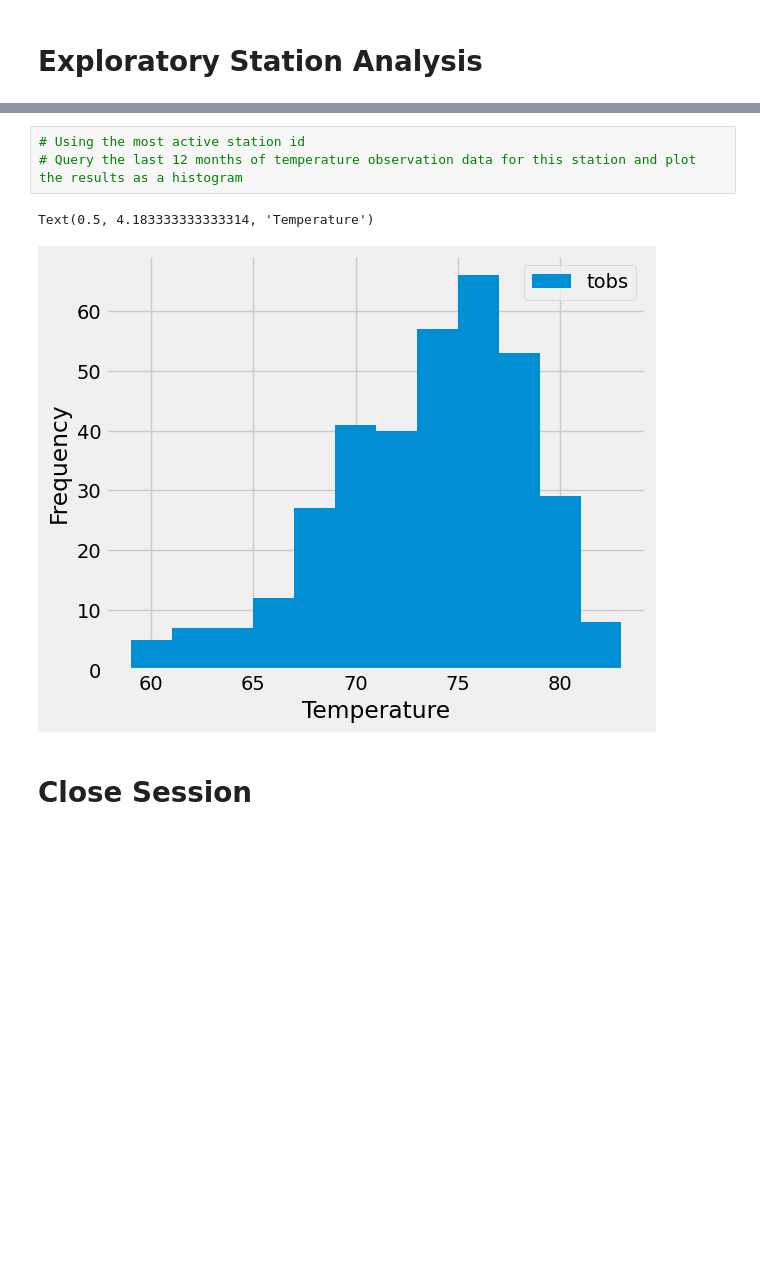
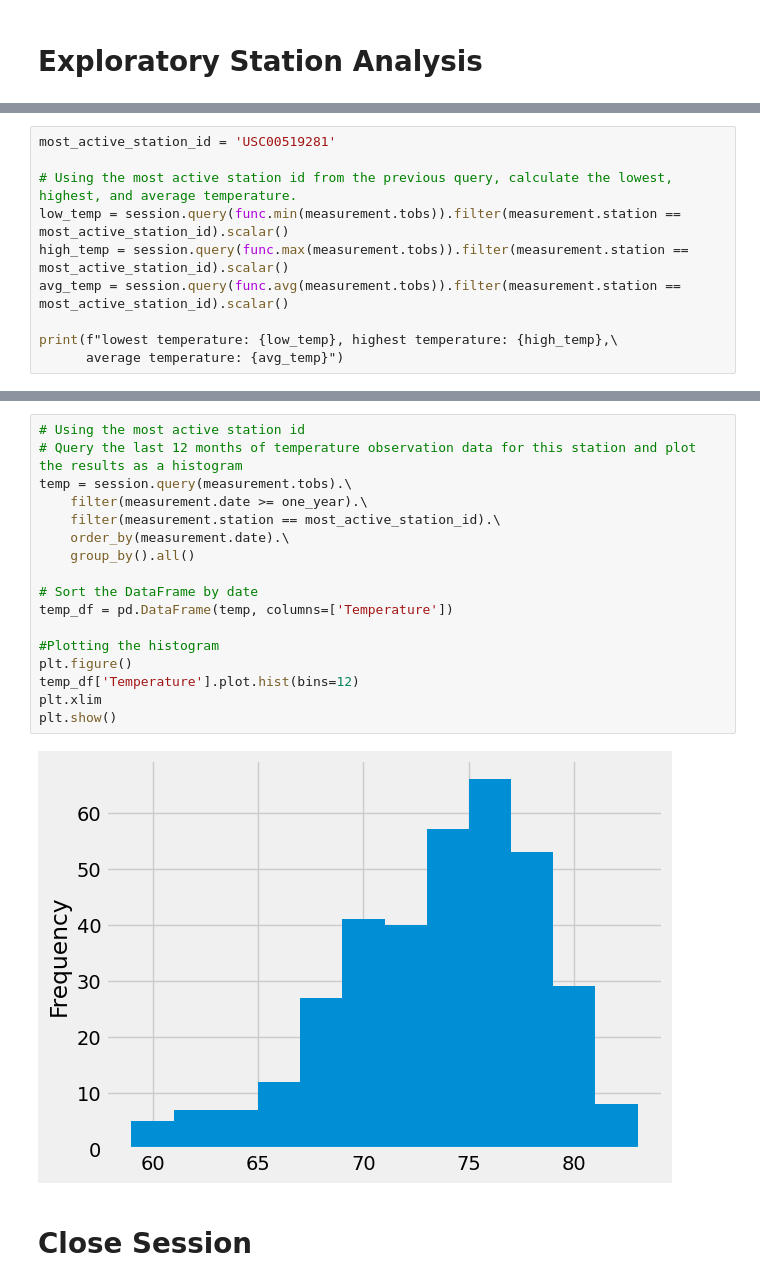
Before and after one commit to darren-coder/sqlalqemy-challenge, a Jupyter notebook: SurfsUP/climate_starter.ipynb, the cells around one changed output, grey strips where cells are left out. Cells and saved outputs as stored; diff of their text form; blank space fills up the shorter version.

```diff
--- a/SurfsUP/climate_starter.ipynb
+++ b/SurfsUP/climate_starter.ipynb
@@ -145,0 +151,10 @@ plt.show()
+# %%
+most_active_station_id = 'USC00519281'
+
+# Using the most active station id from the previous query, calculate the lowest, highest, and average temperature.
+low_temp = session.query(func.min(measurement.tobs)).filter(measurement.station == most_active_station_id).scalar()
+high_temp = session.query(func.max(measurement.tobs)).filter(measurement.station == most_active_station_id).scalar()
+avg_temp = session.query(func.avg(measurement.tobs)).filter(measurement.station == most_active_station_id).scalar()
+
+print(f"lowest temperature: {low_temp}, highest temperature: {high_temp},\
+      average temperature: {avg_temp}")
@@ -146,8 +166,21 @@ plt.show()
 # %%
 # Using the most active station id
 # Query the last 12 months of temperature observation data for this station and plot the results as a histogram
+temp = session.query(measurement.tobs).\
+    filter(measurement.date >= one_year).\
+    filter(measurement.station == most_active_station_id).\
+    order_by(measurement.date).\
+    group_by().all()
+
+# Sort the DataFrame by date
+temp_df = pd.DataFrame(temp, columns=['Temperature'])
+
+#Plotting the histogram
+plt.figure()
+temp_df['Temperature'].plot.hist(bins=12)
+plt.xlim
+plt.show()
 # %% [output]
-Text(0.5, 4.183333333333314, 'Temperature')
-[figure, old version]
+[figure, new version]
 # %% [markdown]
 # Close Session
```
Also changed, not shown: parts of 8 cells of this notebook.
